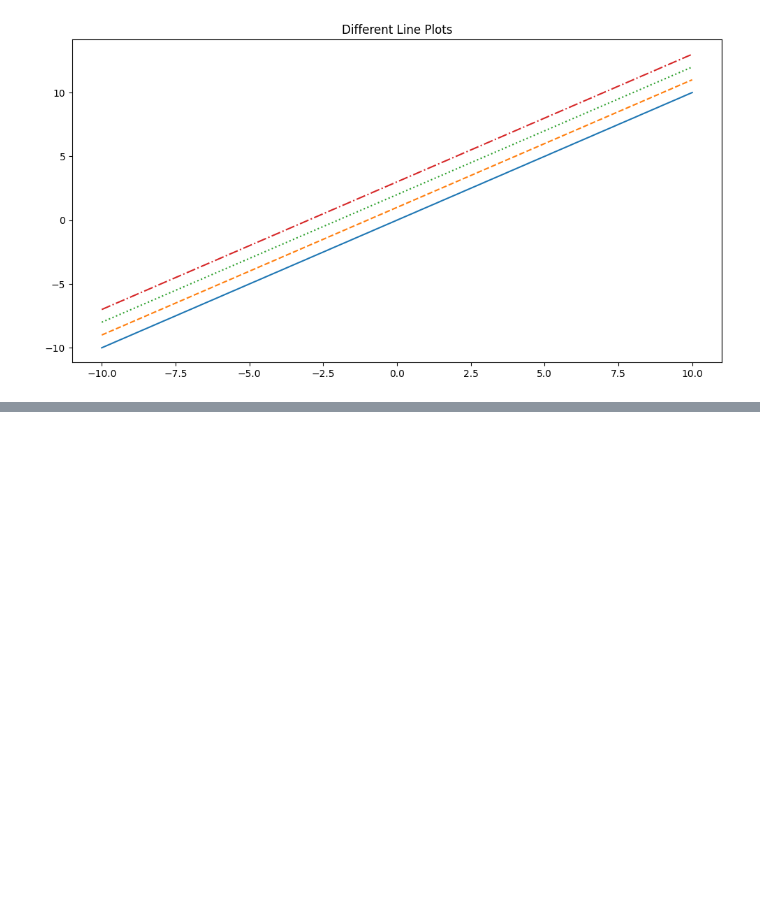
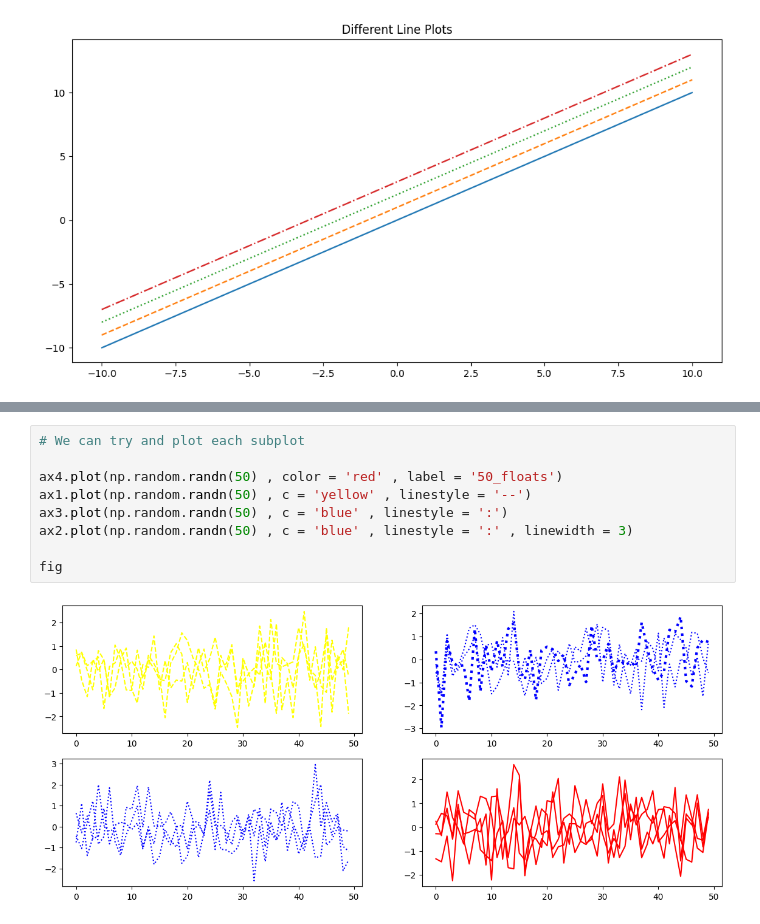
Before and after one commit to yfwjay/Data-Science-Foundations, a Jupyter notebook: pandas_basics/oop_plotting.ipynb, the cells around one changed output, grey strips where cells are left out. Cells and saved outputs as stored; diff of their text form; blank space fills up the shorter version.

```diff
--- a/pandas_basics/oop_plotting.ipynb
+++ b/pandas_basics/oop_plotting.ipynb
@@ -56,0 +96,11 @@ fig
+# %%
+# We can try and plot each subplot
+
+ax4.plot(np.random.randn(50) , color = 'red' , label = '50_floats')
+ax1.plot(np.random.randn(50) , c = 'yellow' , linestyle = '--')
+ax3.plot(np.random.randn(50) , c = 'blue' , linestyle = ':')
+ax2.plot(np.random.randn(50) , c = 'blue' , linestyle = ':' , linewidth = 3)
+
+fig
+# %% [output]
+[figure, added]
```
Also changed, not shown: parts of 14 cells of this notebook.
